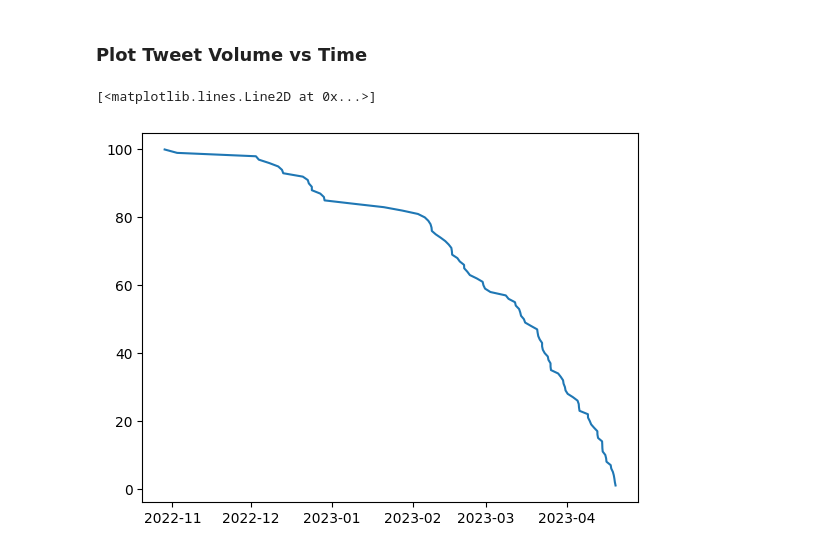
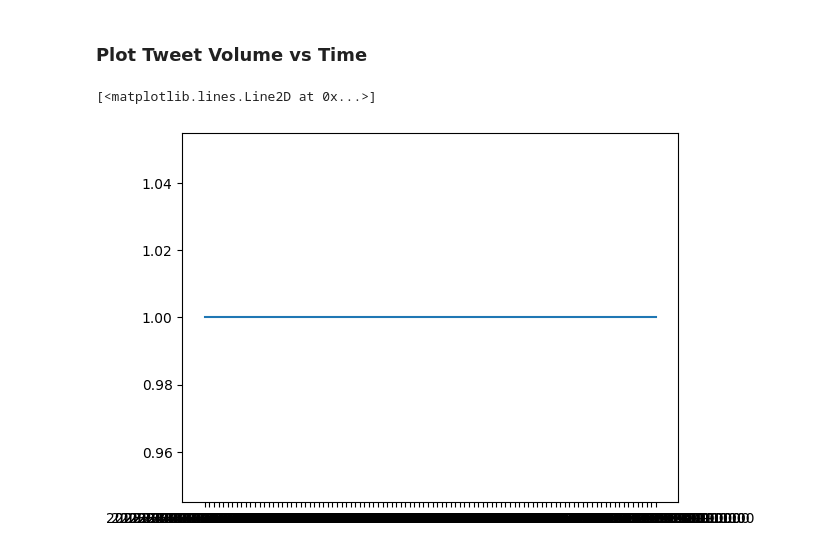
Before and after one commit to rebrinehart/gen-ai-tweets, a Jupyter notebook: gen-ai-tweet-analysis.ipynb, the cells around one changed output. Cells and saved outputs as stored; diff of their text form; code cells hidden in the pictures.

```diff
--- a/gen-ai-tweet-analysis.ipynb
+++ b/gen-ai-tweet-analysis.ipynb
@@ -357,8 +374,11 @@ ner_counts.most_common(10)
 ! pip install -U matplotlib
 # %%
 import matplotlib.pyplot as plt
-tweet_vol = df['Datetime'].value_counts().cumsum()
-plt.plot(df['Datetime'], tweet_vol)
+
+tweet_vol = half_df['Datetime'].value_counts()
+y = half_df['Datetime'].drop_duplicates()
+
+plt.plot(y, tweet_vol)
 # %% [output]
 [<matplotlib.lines.Line2D at 0x...>]
-[figure, old version]
+[figure, new version]
```
Also changed, not shown: parts of 6 cells of this notebook.
